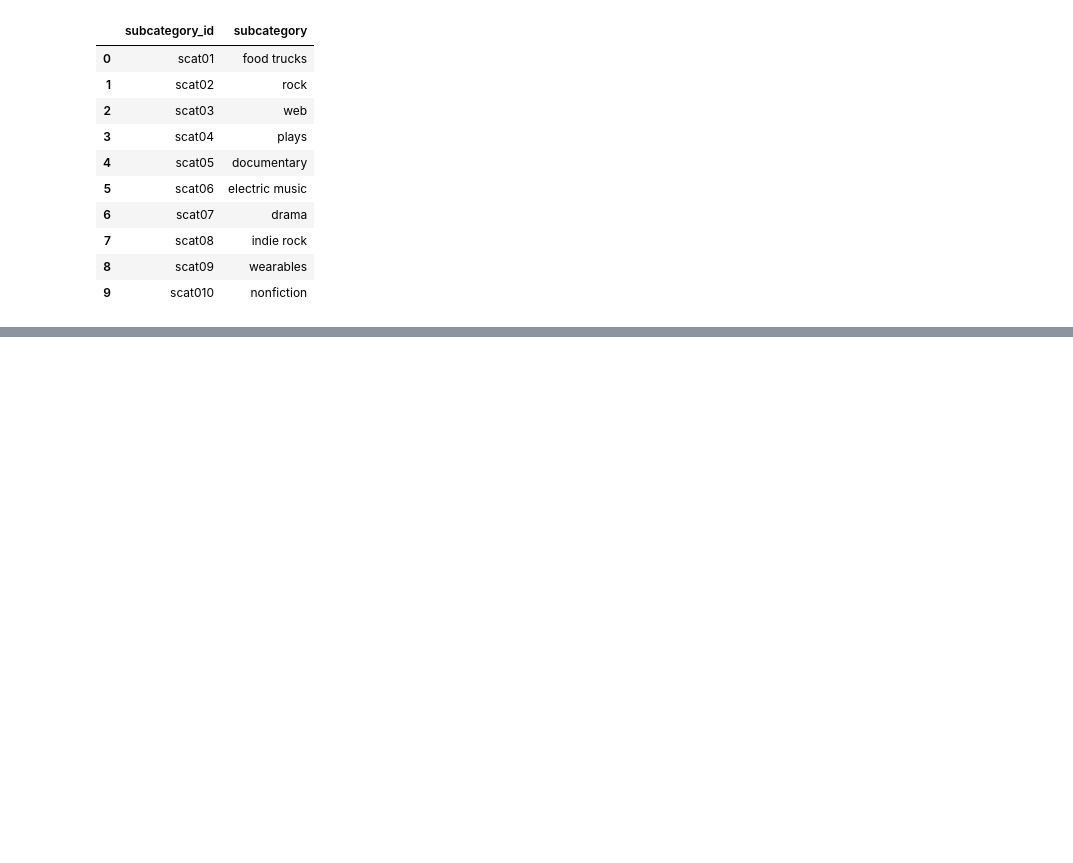
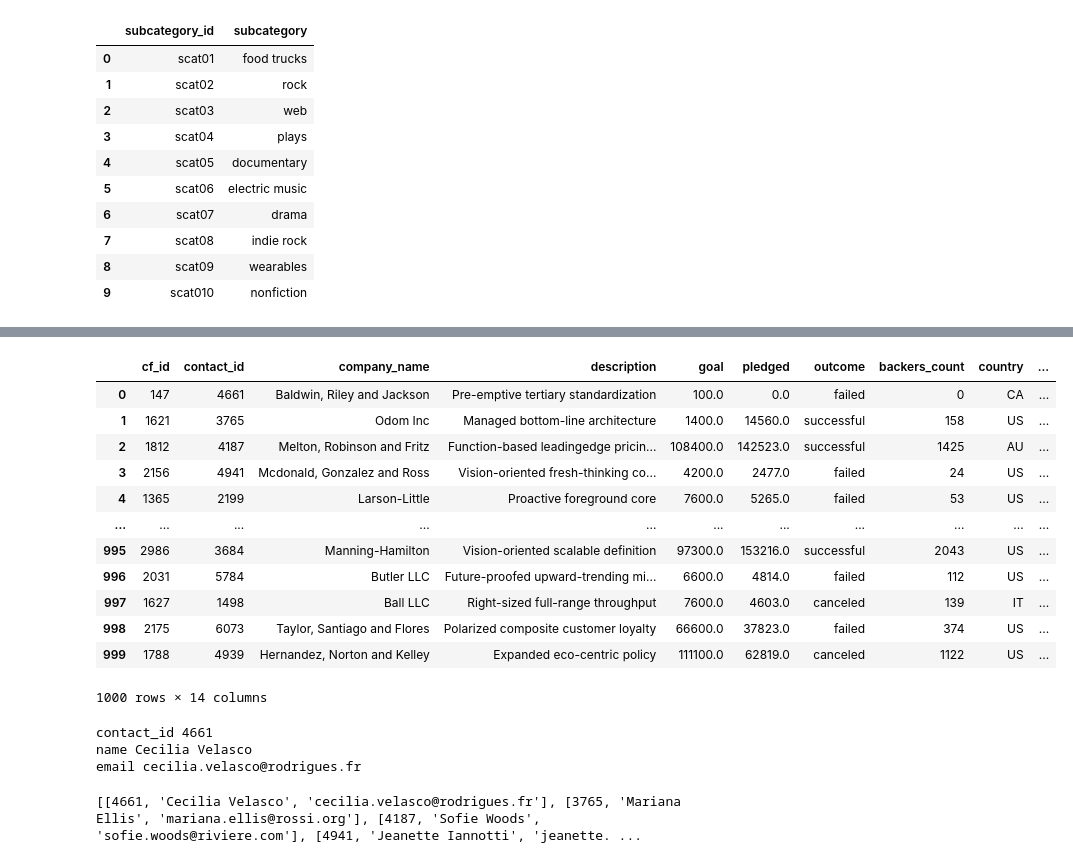
Before and after one commit to amyslaybaugh/Crowdfunding-ETL, a Jupyter notebook: Crowdfunding.ipynb, the cells around one changed output, grey strips where cells are left out. Drawn from its saved outputs; the diff is of its cells as text; code cells hidden in the pictures; blank space fills up the shorter version.

Commit message:
Added contacts.csv

```diff
--- a/Crowdfunding.ipynb
+++ b/Crowdfunding.ipynb
@@ -216,0 +263,5 @@ subcategory_df.to_csv("subcategory.csv", index=False)
+# %%
+# Merge the campaign_df with the category_df on the "category" column and the
+# subcategory_df on the "subcategory" column.
+campaign_merged_df = campaign_df.merge(category_df, on='category', how='left').merge(subcategory_df, on='subcategory', how='left')
+campaign_merged_df.tail(10)
@@ -216,0 +280,4 @@ subcategory_df.to_csv("subcategory.csv", index=False)
+# %%
+# Drop unwanted columns.
+campaign_cleaned_df = campaign_merged_df.drop(['staff_pick', 'spotlight', 'category & sub-category', 'category', 'subcategory'], axis=1)
+campaign_cleaned_df.head()
@@ -216,0 +335,4 @@ subcategory_df.to_csv("subcategory.csv", index=False)
+# %%
+# Extract the four-digit contact ID number and add it to a new column in the 'campaign_cleaned' DataFrame.
+campaign_cleaned_df["contact_id"] = [x[15:19] for x in contact_info_df["contact_info"].values]
+campaign_cleaned_df.head()
@@ -216,0 +346,4 @@ subcategory_df.to_csv("subcategory.csv", index=False)
+# %%
+# Convert the "contact_id" column to an int64 data type.
+campaign_cleaned_df['contact_id'] = pd.to_numeric(campaign_cleaned_df['contact_id'])
+campaign_cleaned_df.info()
@@ -216,0 +368,18 @@ subcategory_df.to_csv("subcategory.csv", index=False)
+# %%
+# Change the order of the columns in the campaign_cleaned.
+campaign_cleaned_df = campaign_cleaned_df.loc[:, ["cf_id", "contact_id", "company_name", "description", "goal", "pledged", "outcome", "backers_count", "country", "currency", "launched_date", "end_date", "category_id", "subcategory_id"]]
+campaign_cleaned_df
+# %% [output]
+|  | cf_id | contact_id | company_name | description | goal | pledged | outcome | backers_count | country | ... |
+| 0 | 147 | 4661 | Baldwin, Riley and Jackson | Pre-emptive tertiary standardization | 100.0 | 0.0 | failed | 0 | CA | ... |
+| 1 | 1621 | 3765 | Odom Inc | Managed bottom-line architecture | 1400.0 | 14560.0 | successful | 158 | US | ... |
+| 2 | 1812 | 4187 | Melton, Robinson and Fritz | Function-based leadingedge pricin... | 108400.0 | 142523.0 | successful | 1425 | AU | ... |
+| 3 | 2156 | 4941 | Mcdonald, Gonzalez and Ross | Vision-oriented fresh-thinking co... | 4200.0 | 2477.0 | failed | 24 | US | ... |
+| 4 | 1365 | 2199 | Larson-Little | Proactive foreground core | 7600.0 | 5265.0 | failed | 53 | US | ... |
+| ... | ... | ... | ... | ... | ... | ... | ... | ... | ... | ... |
+| 995 | 2986 | 3684 | Manning-Hamilton | Vision-oriented scalable definition | 97300.0 | 153216.0 | successful | 2043 | US | ... |
+| 996 | 2031 | 5784 | Butler LLC | Future-proofed upward-trending mi... | 6600.0 | 4814.0 | failed | 112 | US | ... |
+| 997 | 1627 | 1498 | Ball LLC | Right-sized full-range throughput | 7600.0 | 4603.0 | canceled | 139 | IT | ... |
+| 998 | 2175 | 6073 | Taylor, Santiago and Flores | Polarized composite customer loyalty | 66600.0 | 37823.0 | failed | 374 | US | ... |
+| 999 | 1788 | 4939 | Hernandez, Norton and Kelley | Expanded eco-centric policy | 111100.0 | 62819.0 | canceled | 1122 | US | ... |
+1000 rows × 14 columns
@@ -216,0 +388,27 @@ subcategory_df.to_csv("subcategory.csv", index=False)
+# %%
+# Get the data from the first row and convert it to a dictionary.
+import json
+first_row = contact_info_df.iloc[0]['contact_info']
+converted_data = json.loads(first_row)
+for k, v in converted_data.items():
+    print(k,v)
+# %% [output]
+contact_id 4661
+name Cecilia Velasco
+email cecilia.velasco@rodrigues.fr
+# %%
+# Iterate through the contact_info_df and convert each row to a dictionary.
+dict_values = []
+for i, row in contact_info_df.iterrows():
+    # Get the data first item in each row.
+    data = row['contact_info']
+    converted_data = json.loads(data)
+    # Iterate through each dictionary (row) and get the values for each row using list comprehension.
+    row_values = [v for k, v in converted_data.items()]
+    # Append the list of values for each row to a new list.
+    dict_values.append(row_values)
+
+# Print out the list of values for each row.
+print(dict_values)
+# %% [output]
+[[4661, 'Cecilia Velasco', 'cecilia.velasco@rodrigues.fr'], [3765, 'Mariana Ellis', 'mariana.ellis@rossi.org'], [4187, 'Sofie Woods', 'sofie.woods@riviere.com'], [4941, 'Jeanette Iannotti', 'jeanette. ...
```
Also changed, not shown: parts of 21 cells of this notebook, 2 other files.
